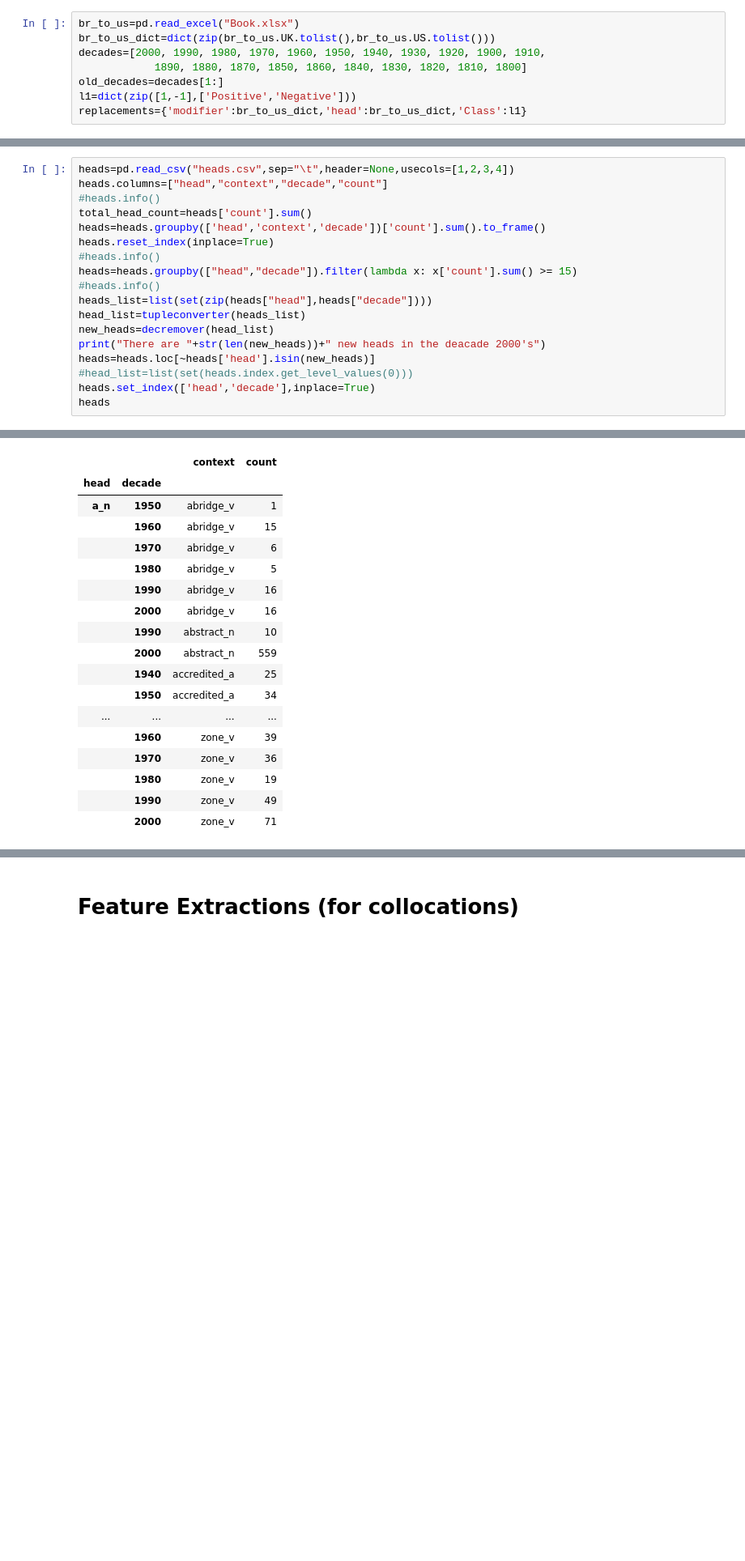
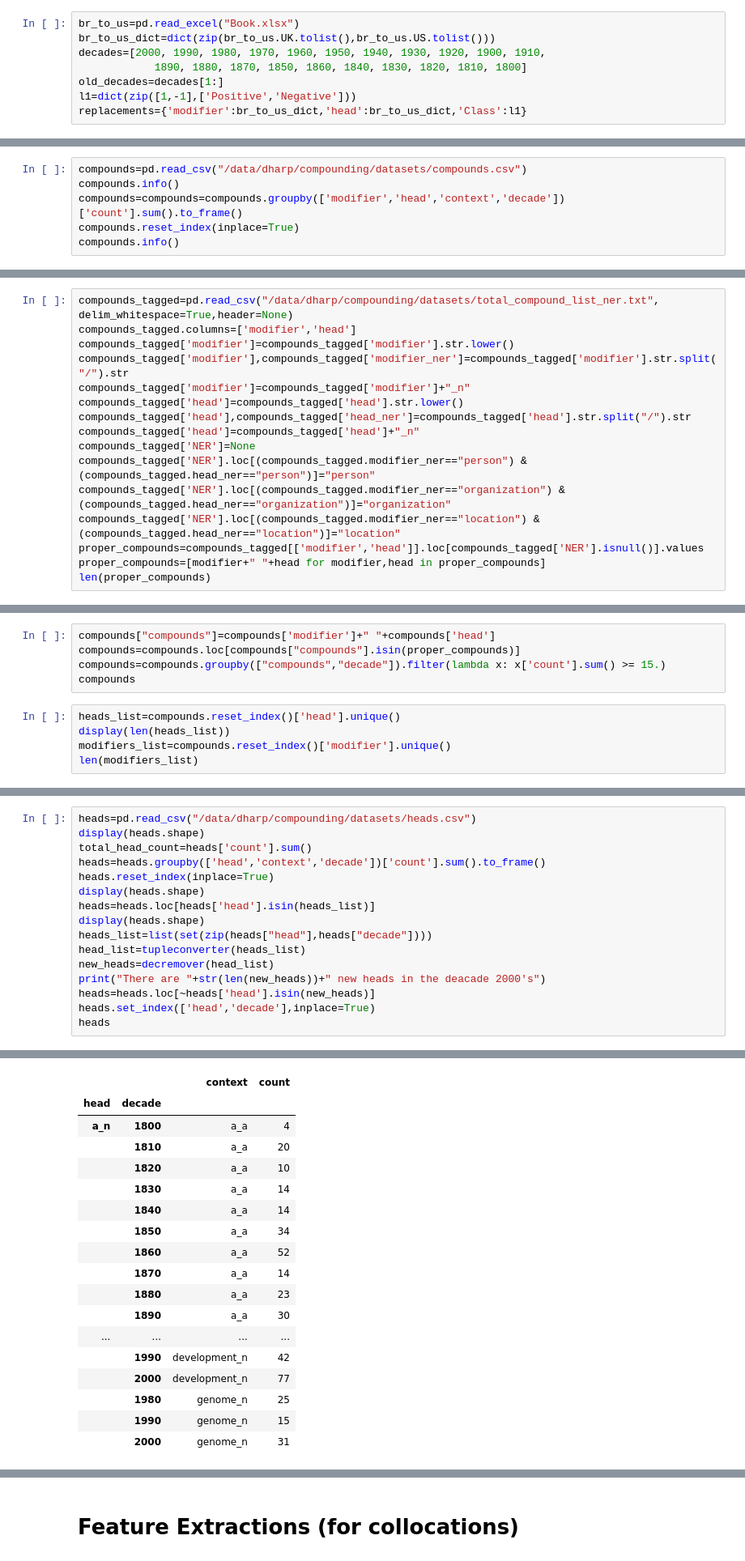
Before and after one commit to prajitdhar/Compounding, a Jupyter notebook: novel_compound_generator/Preprocessing_semantic.ipynb, the cells around one changed output, grey strips where cells are left out. Shown at 81% size. Saved outputs shown, nothing was run; the diff lists cells and outputs as text; blank space fills up the shorter version.

```diff
--- a/novel_compound_generator/Preprocessing_semantic.ipynb
+++ b/novel_compound_generator/Preprocessing_semantic.ipynb
@@ -81,0 +68,6 @@ def ner_checker(stat):
+# %%
+compounds=pd.read_csv("/data/dharp/compounding/datasets/compounds.csv")
+compounds.info()
+compounds=compounds=compounds.groupby(['modifier','head','context','decade'])['count'].sum().to_frame()
+compounds.reset_index(inplace=True)
+compounds.info()
@@ -81,0 +110,16 @@ def ner_checker(stat):
+# %%
+compounds_tagged=pd.read_csv("/data/dharp/compounding/datasets/total_compound_list_ner.txt", delim_whitespace=True,header=None)
+compounds_tagged.columns=['modifier','head']
+compounds_tagged['modifier']=compounds_tagged['modifier'].str.lower()
+compounds_tagged['modifier'],compounds_tagged['modifier_ner']=compounds_tagged['modifier'].str.split("/").str
+compounds_tagged['modifier']=compounds_tagged['modifier']+"_n"
+compounds_tagged['head']=compounds_tagged['head'].str.lower()
+compounds_tagged['head'],compounds_tagged['head_ner']=compounds_tagged['head'].str.split("/").str
+compounds_tagged['head']=compounds_tagged['head']+"_n"
+compounds_tagged['NER']=None
+compounds_tagged['NER'].loc[(compounds_tagged.modifier_ner=="person") & (compounds_tagged.head_ner=="person")]="person"
+compounds_tagged['NER'].loc[(compounds_tagged.modifier_ner=="organization") & (compounds_tagged.head_ner=="organization")]="organization"
+compounds_tagged['NER'].loc[(compounds_tagged.modifier_ner=="location") & (compounds_tagged.head_ner=="location")]="location"
+proper_compounds=compounds_tagged[['modifier','head']].loc[compounds_tagged['NER'].isnull()].values
+proper_compounds=[modifier+" "+head for modifier,head in proper_compounds]
+len(proper_compounds)
@@ -81,0 +138,10 @@ def ner_checker(stat):
+# %%
+compounds["compounds"]=compounds['modifier']+" "+compounds['head']
+compounds=compounds.loc[compounds["compounds"].isin(proper_compounds)]
+compounds=compounds.groupby(["compounds","decade"]).filter(lambda x: x['count'].sum() >= 15.)
+compounds
+# %%
+heads_list=compounds.reset_index()['head'].unique()
+display(len(heads_list))
+modifiers_list=compounds.reset_index()['modifier'].unique()
+len(modifiers_list)
@@ -82,19 +163,17 @@ def ner_checker(stat):
 # %%
-heads=pd.read_csv("heads.csv",sep="\t",header=None,usecols=[1,2,3,4])
-heads.columns=["head","context","decade","count"]
-#heads.info()
+heads=pd.read_csv("/data/dharp/compounding/datasets/heads.csv")
+display(heads.shape)
 total_head_count=heads['count'].sum()
 heads=heads.groupby(['head','context','decade'])['count'].sum().to_frame()
 heads.reset_index(inplace=True)
-#heads.info()
-heads=heads.groupby(["head","decade"]).filter(lambda x: x['count'].sum() >= 15)
-#heads.info()
+display(heads.shape)
+heads=heads.loc[heads['head'].isin(heads_list)]
+display(heads.shape)
 heads_list=list(set(zip(heads["head"],heads["decade"])))
 head_list=tupleconverter(heads_list)
 new_heads=decremover(head_list)
 print("There are "+str(len(new_heads))+" new heads in the deacade 2000's")
 heads=heads.loc[~heads['head'].isin(new_heads)]
-#head_list=list(set(heads.index.get_level_values(0)))
 heads.set_index(['head','decade'],inplace=True)
 heads
 # %% [output]
@@ -102,18 +184,18 @@ There are 125 new heads in the deacade 2000's
 |  |  | context | count |
 | head | decade |  |  |
-| a_n | 1950 | abridge_v | 1 |
-|  | 1960 | abridge_v | 15 |
-|  | 1970 | abridge_v | 6 |
-|  | 1980 | abridge_v | 5 |
-|  | 1990 | abridge_v | 16 |
-|  | 2000 | abridge_v | 16 |
-|  | 1990 | abstract_n | 10 |
-|  | 2000 | abstract_n | 559 |
-|  | 1940 | accredited_a | 25 |
-|  | 1950 | accredited_a | 34 |
+| a_n | 1800 | a_a | 4 |
+|  | 1810 | a_a | 20 |
+|  | 1820 | a_a | 10 |
+|  | 1830 | a_a | 14 |
+|  | 1840 | a_a | 14 |
+|  | 1850 | a_a | 34 |
+|  | 1860 | a_a | 52 |
+|  | 1870 | a_a | 14 |
+|  | 1880 | a_a | 23 |
+|  | 1890 | a_a | 30 |
 | ... | ... | ... | ... |
-|  | 1960 | zone_v | 39 |
-|  | 1970 | zone_v | 36 |
-|  | 1980 | zone_v | 19 |
-|  | 1990 | zone_v | 49 |
-|  | 2000 | zone_v | 71 |
+|  | 1990 | development_n | 42 |
+|  | 2000 | development_n | 77 |
+|  | 1980 | genome_n | 25 |
+|  | 1990 | genome_n | 15 |
+|  | 2000 | genome_n | 31 |
```
Also changed, not shown: parts of 35 cells of this notebook, 17 other files.
